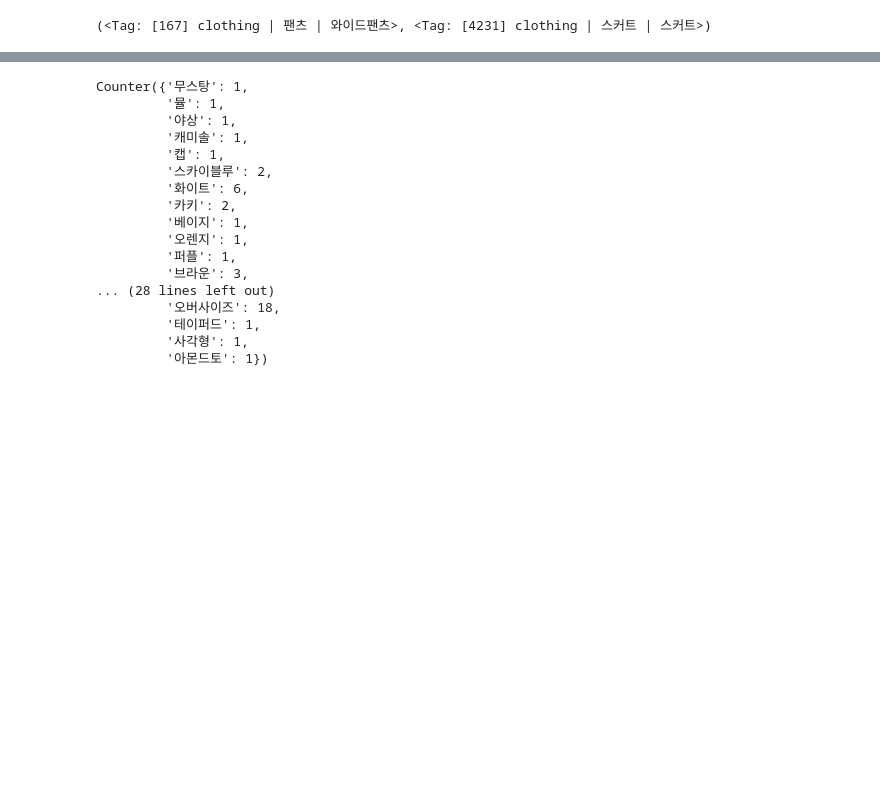
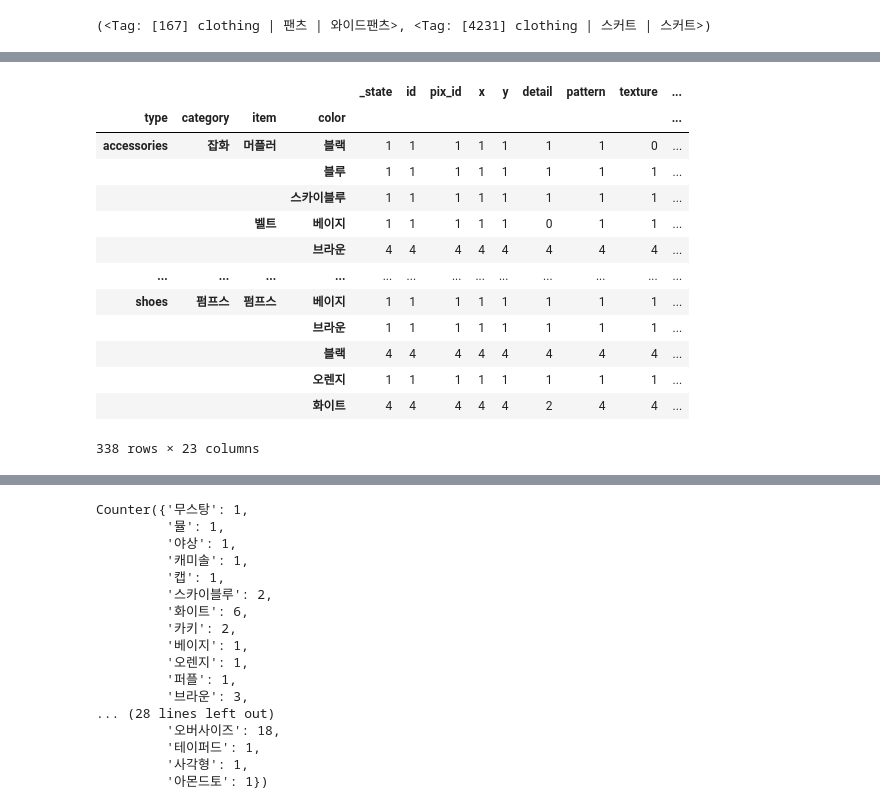
Before and after one commit to gem763/maskplay, a Jupyter notebook: data/Untitled.ipynb, the cells around one changed output, grey strips where cells are left out. Drawn from its saved outputs; the diff is of its cells as text; code cells hidden in the pictures; blank space fills up the shorter version.

```diff
--- a/data/Untitled.ipynb
+++ b/data/Untitled.ipynb
@@ -89,0 +191,17 @@ Wall time: 312 ms
+# %%
+df_pos.groupby(by=['type','category','item','color']).count()
+# %% [output]
+|  |  |  |  | _state | id | pix_id | x | y | detail | pattern | texture | ... |
+| type | category | item | color |  |  |  |  |  |  |  |  | ... |
+| accessories | 잡화 | 머플러 | 블랙 | 1 | 1 | 1 | 1 | 1 | 1 | 1 | 0 | ... |
+|  |  |  | 블루 | 1 | 1 | 1 | 1 | 1 | 1 | 1 | 1 | ... |
+|  |  |  | 스카이블루 | 1 | 1 | 1 | 1 | 1 | 1 | 1 | 1 | ... |
+|  |  | 벨트 | 베이지 | 1 | 1 | 1 | 1 | 1 | 0 | 1 | 1 | ... |
+|  |  |  | 브라운 | 4 | 4 | 4 | 4 | 4 | 4 | 4 | 4 | ... |
+| ... | ... | ... | ... | ... | ... | ... | ... | ... | ... | ... | ... | ... |
+| shoes | 펌프스 | 펌프스 | 베이지 | 1 | 1 | 1 | 1 | 1 | 1 | 1 | 1 | ... |
+|  |  |  | 브라운 | 1 | 1 | 1 | 1 | 1 | 1 | 1 | 1 | ... |
+|  |  |  | 블랙 | 4 | 4 | 4 | 4 | 4 | 4 | 4 | 4 | ... |
+|  |  |  | 오렌지 | 1 | 1 | 1 | 1 | 1 | 1 | 1 | 1 | ... |
+|  |  |  | 화이트 | 4 | 4 | 4 | 4 | 4 | 2 | 4 | 4 | ... |
+338 rows × 23 columns
```
Also changed, not shown: parts of 13 cells of this notebook, 14 other files.
